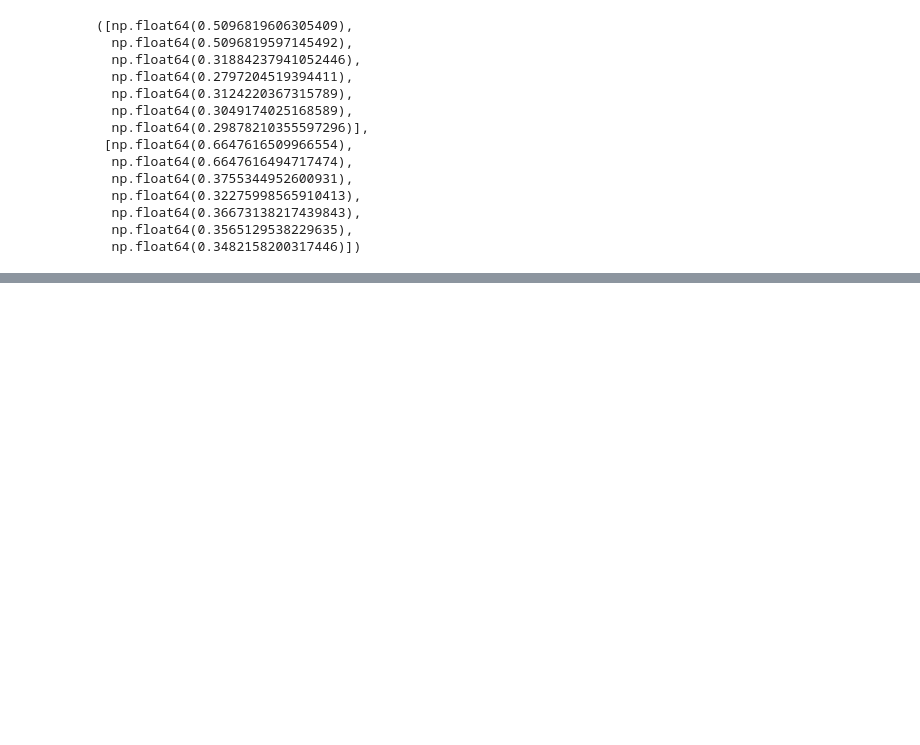
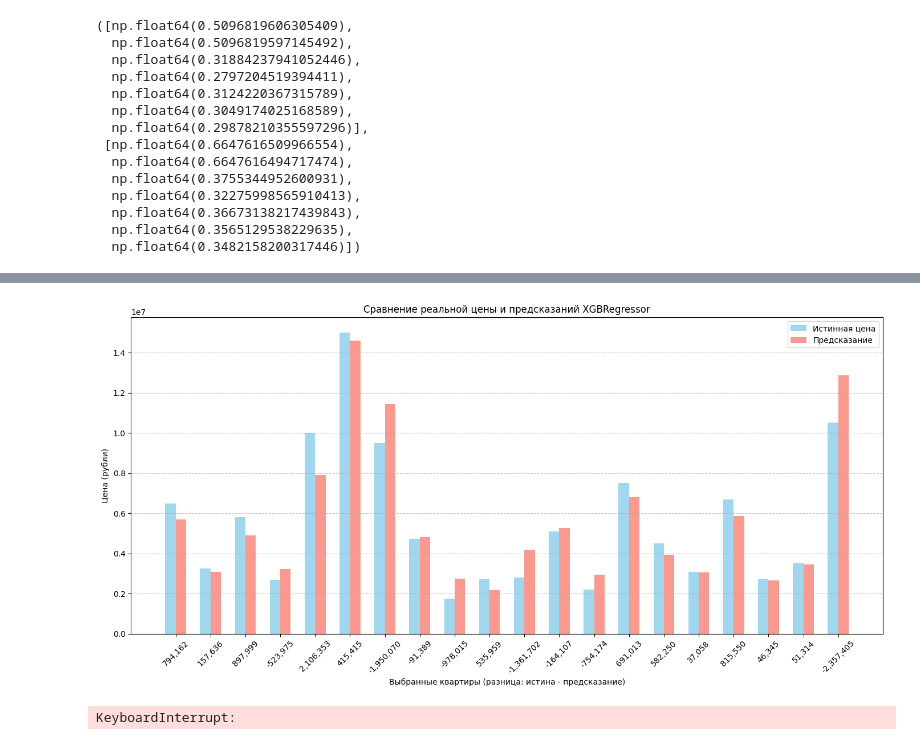
Before and after one commit to NikAles/apartments-russia-regression, a Jupyter notebook: main.ipynb, the cells around one changed output, grey strips where cells are left out. Saved outputs shown, nothing was run; the diff lists cells and outputs as text; code cells hidden in the pictures; blank space fills up the shorter version.

```diff
--- a/main.ipynb
+++ b/main.ipynb
@@ -920,0 +922,76 @@ plt.show()
+# %%
+n_samples = 20
+sample_idx = np.random.choice(len(y_test), n_samples, replace=False)
+
+y_pred_log_xgb_rs_zxc = best_model_xgb.predict(X_test)
+
+y_true_sample_zxc = np.expm1(y_test.iloc[sample_idx])
+y_pred_sample_zxc = np.expm1(y_pred_log_xgb_rs_zxc[sample_idx])
+
+df_plot = pd.DataFrame({
+    'true_price': y_true_sample_zxc.values,
+    'pred_price': y_pred_sample_zxc
+}, index=sample_idx)
+
+plt.figure(figsize=(14,7))
+bar_width = 0.3
+indices = np.arange(n_samples)
+
+plt.bar(indices, df_plot['true_price'], width=bar_width, label='Истинная цена', color='skyblue', alpha=0.8)
+plt.bar(indices + bar_width, df_plot['pred_price'], width=bar_width, label='Предсказание', color='salmon', alpha=0.8)
+
+plt.xlabel('Выбранные квартиры (разница: истина - предсказание)')
+plt.ylabel('Цена (рубли)')
+plt.title('Сравнение реальной цены и предсказаний XGBRegressor')
+
+
+diff = df_plot['true_price'].values - df_plot['pred_price'].values
+diff_labels = [f"{d:,.0f}" for d in diff]
+
+
+plt.xticks(indices + bar_width/2, diff_labels, rotation=45)
+
+plt.legend()
+plt.grid(axis='y', linestyle='--', alpha=0.7)
+plt.tight_layout()
+plt.show()
+# %% [output]
+[figure, added]
+# %%
+n_samples = 20
+sample_idx = np.random.choice(len(y_test), n_samples, replace=False)
+
+y_pred_log_xgb_rs_zxc = best_RFR.predict(X_test)
+
+y_true_sample_zxc = np.expm1(y_test.iloc[sample_idx])
+y_pred_sample_zxc = np.expm1(y_pred_log_xgb_rs_zxc[sample_idx])
+
+df_plot = pd.DataFrame({
+    'true_price': y_true_sample_zxc.values,
+    'pred_price': y_pred_sample_zxc
+}, index=sample_idx)
+
+plt.figure(figsize=(14,7))
+bar_width = 0.3
+indices = np.arange(n_samples)
+
+plt.bar(indices, df_plot['true_price'], width=bar_width, label='Истинная цена', color='skyblue', alpha=0.8)
+plt.bar(indices + bar_width, df_plot['pred_price'], width=bar_width, label='Предсказание', color='salmon', alpha=0.8)
+
+plt.xlabel('Выбранные квартиры (разница: истина - предсказание)')
+plt.ylabel('Цена (рубли)')
+plt.title('Сравнение реальной цены и предсказаний XGBRegressor')
+
+
+diff = df_plot['true_price'].values - df_plot['pred_price'].values
+diff_labels = [f"{d:,.0f}" for d in diff]
+
+
+plt.xticks(indices + bar_width/2, diff_labels, rotation=45)
+
+plt.legend()
+plt.grid(axis='y', linestyle='--', alpha=0.7)
+plt.tight_layout()
+plt.show()
+# %% [output]
+KeyboardInterrupt:
```
Also changed, not shown: parts of 1 cell of this notebook, 2 other files.
